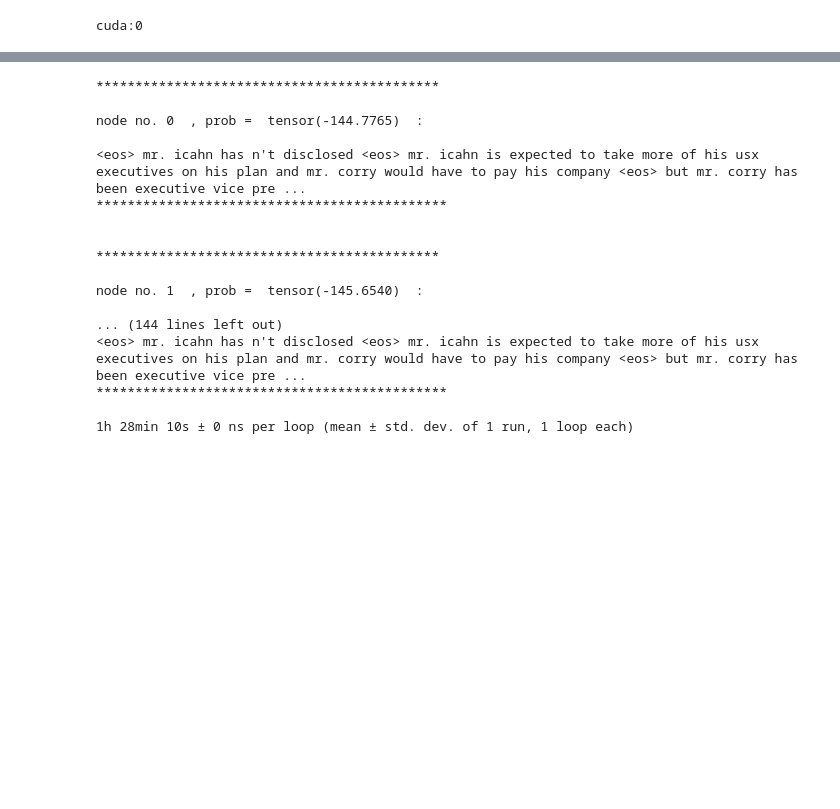
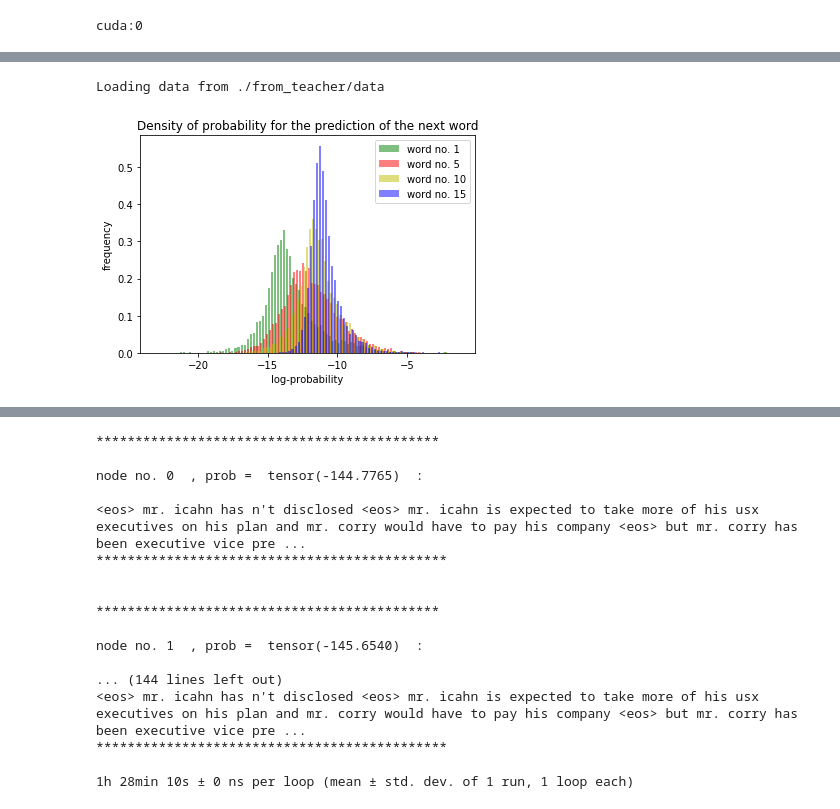
Before and after one commit to HugoCote/Assignment2-IFT6135-H19, a Jupyter notebook: Misc.ipynb, the cells around one changed output, grey strips where cells are left out. Saved outputs shown, nothing was run; the diff lists cells and outputs as text; code cells hidden in the pictures; blank space fills up the shorter version.

```diff
--- a/Misc.ipynb
+++ b/Misc.ipynb
@@ -1263,0 +416,44 @@ hello
+# %%
+datapath  = "./from_teacher/data"
+print('Loading data from '+ datapath)
+raw_data = ptb_raw_data(data_path=datapath)
+train_data, valid_data, test_data, word_to_id, id_2_word = raw_data
+vocab_size = len(word_to_id)
+iterator = ptb_iterator(valid_data, 10, 35)
+
+sample_sequence = ""
+inputs, targets = next(iterator, None)
+sample = inputs[0]
+for i in sample :
+    sample_sequence += id_2_word[i] + " "
+# print( sample_sequence )
+vocab_density = np.empty( [ 4 , vocab_size ] )
+# %% [output]
+Loading data from ./from_teacher/data
+# %%
+batch = Batch( torch.from_numpy( np.asarray( sample ) ).long().unsqueeze(0).cpu() )
+# batch = Batch( torch.from_numpy( np.asarray(sent_seq[2]) ).long().unsqueeze(0).to(device) )
+with torch.no_grad() :
+    out = net.forward( batch.data, batch.mask ).squeeze(0).detach().cpu()
+
+vocab_density[0,:] = np.sort( out[ 1 ,:].numpy() )
+vocab_density[1,:] = np.sort( out[ 5 ,:].numpy() )
+vocab_density[2,:] = np.sort( out[ 10,:].numpy() )
+vocab_density[3,:] = np.sort( out[ 15,:].numpy() )
+# %%
+n_sample = vocab_density.shape[0]
+dens_to_plot = []
+for i in range( n_sample ):
+    dens_to_plot += [vocab_density[i,:]]
+colors = ['g', 'r' , 'y', 'b' ]
+labels = []
+for i in (1,5,10,15):
+    labels += ["word no. {}".format(i)]
+plt.hist( dens_to_plot , 100, density=True, rwidth=3, width = 0.15, color=colors , label=labels, alpha=0.5)
+plt.title("Density of probability for the prediction of the next word")
+plt.xlabel('log-probability')
+plt.ylabel('frequency')
+plt.legend()
+plt.show()
+# %% [output]
+[figure, added]
```
Also changed, not shown: parts of 125 cells of this notebook, 27 other files.
